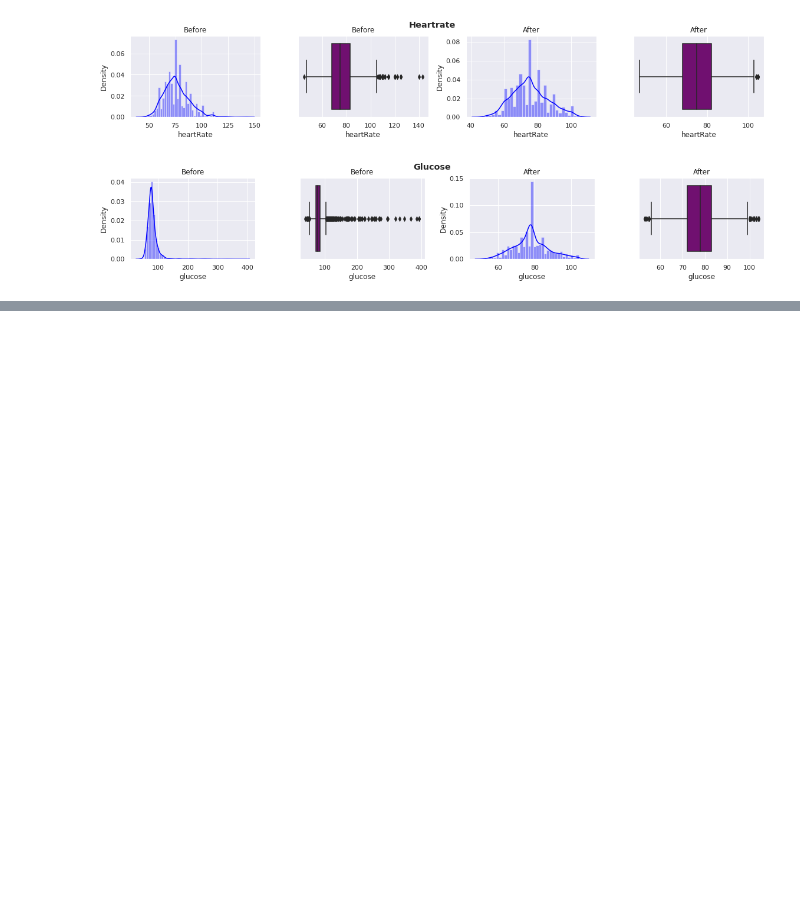
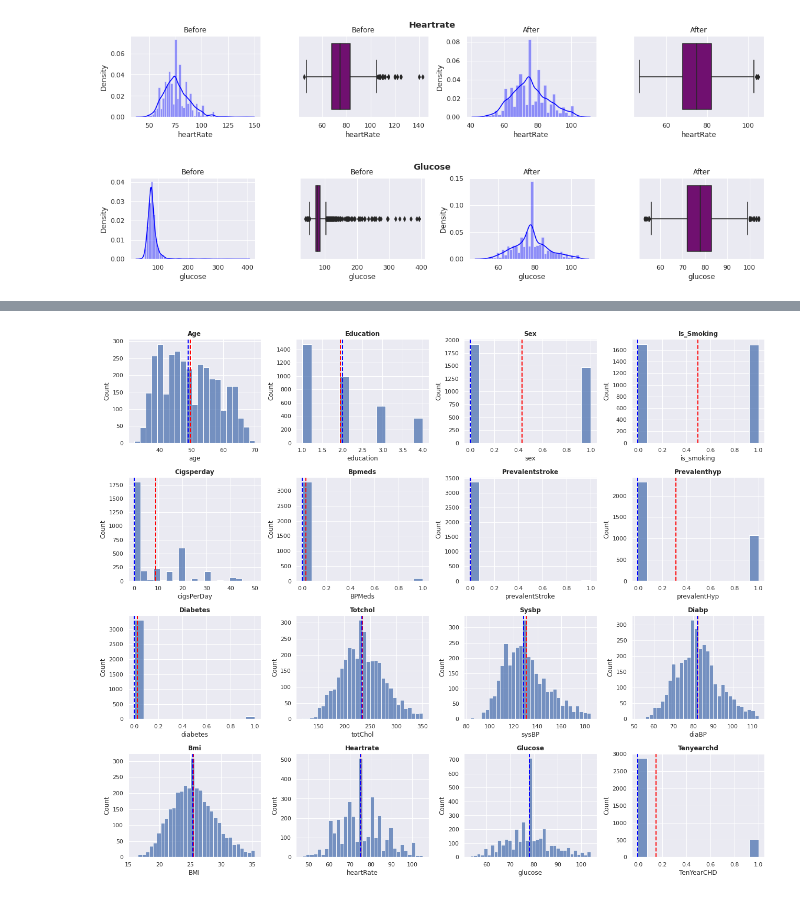
Before and after one commit to Amit-Singh-Rajput/Cardiovascular-Risk-Prediction, a Jupyter notebook: Cardiovascular_Risk_Prediction_Solution.ipynb, the cells around one changed output, grey strips where cells are left out. Cells and saved outputs as stored; diff of their text form; code cells hidden in the pictures; blank space fills up the shorter version.

```diff
--- a/Cardiovascular_Risk_Prediction_Solution.ipynb
+++ b/Cardiovascular_Risk_Prediction_Solution.ipynb
@@ -431,0 +470,4 @@ for column in Numerical_features :
+# %%
+#Defining Label encoder based on categorical column 'sex', 'is_smoking'
+label_encoding = {'sex' : {'M': 1, 'F': 0}, 'is_smoking' : {'YES' : 1, 'NO' : 0}}
+cvdf = cvdf.replace(label_encoding)
@@ -431,0 +501,3 @@ for column in Numerical_features :
+# %%
+#Assigning all the columns in one variable
+independent_variable = cvdf.columns
@@ -431,0 +528,13 @@ for column in Numerical_features :
+# %%
+# Let's see the histplots of different columns in our dataset
+plt.figure(figsize = (18,18))
+for index, column in enumerate(independent_variable):
+  feature = cvdf[column]
+  ax = plt.subplot(5,4,index+1)
+  sns.histplot(feature)
+  plt.axvline(cvdf[column].mean(), color = 'red', linestyle = 'dashed', linewidth = 2)
+  plt.axvline(cvdf[column].median(), color = 'blue', linestyle = 'dashed', linewidth =2)
+  plt.title(f'{column.title()}', weight = 'bold')
+  plt.tight_layout()
+# %% [output]
+[figure, added]
```
Also changed, not shown: parts of 15 cells of this notebook.
